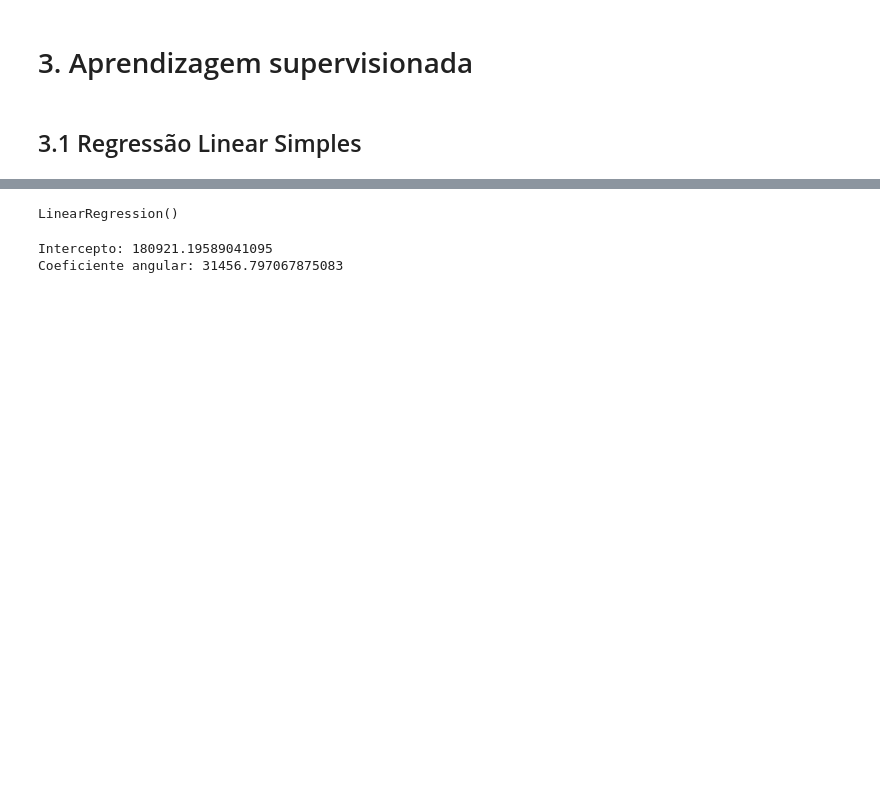
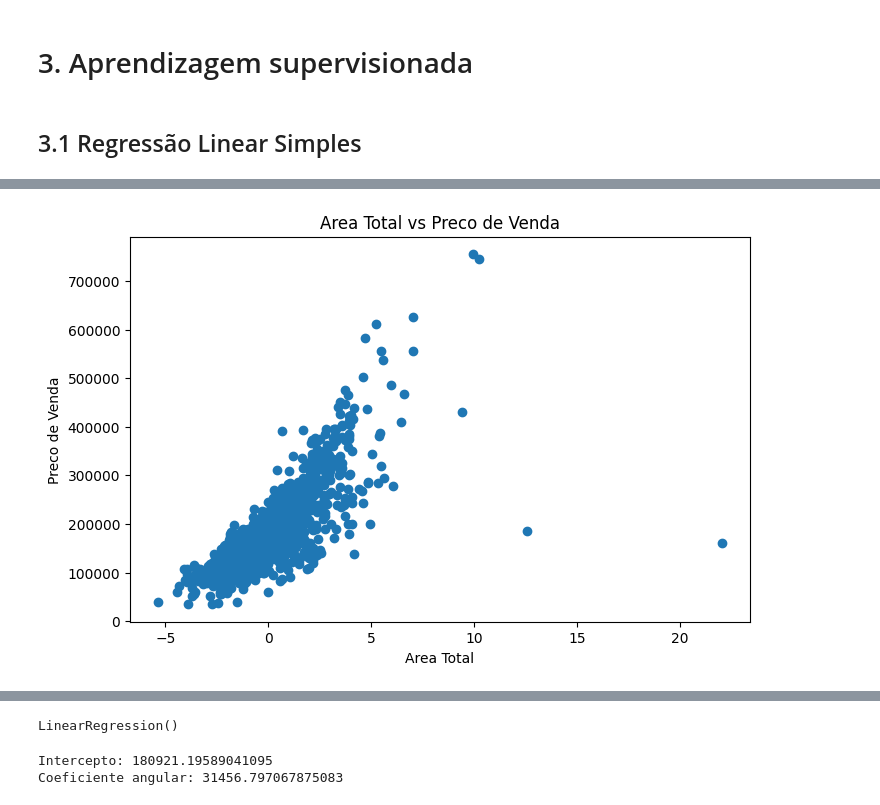
Before and after one commit to Mauro-devs/DataAnalysis, a Jupyter notebook: notebook.ipynb, the cells around one changed output, grey strips where cells are left out. Saved outputs shown, nothing was run; the diff lists cells and outputs as text; code cells hidden in the pictures; blank space fills up the shorter version.

```diff
--- a/notebook.ipynb
+++ b/notebook.ipynb
@@ -388,0 +397,11 @@ train_df = train_df[features_uteis]
+# %%
+import matplotlib.pyplot as plt
+
+plt.figure(figsize=(8, 5))
+plt.scatter(train_df["Area_Total_Construida"], train_df["Preco_Venda"])
+plt.xlabel("Area Total")
+plt.ylabel("Preco de Venda")
+plt.title("Area Total vs Preco de Venda")
+plt.show()
+# %% [output]
+[figure, added]
```
Also changed, not shown: parts of 4 cells of this notebook, 1 other file.
